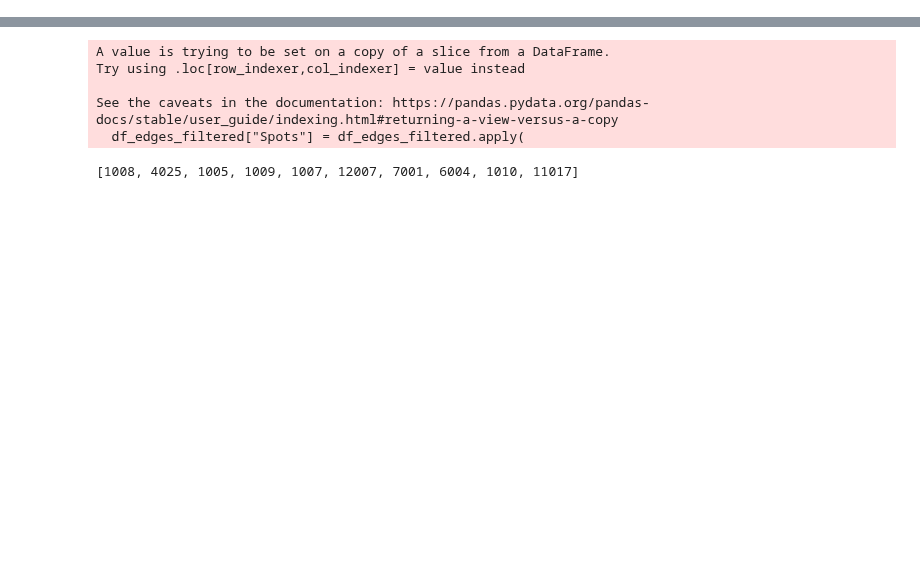
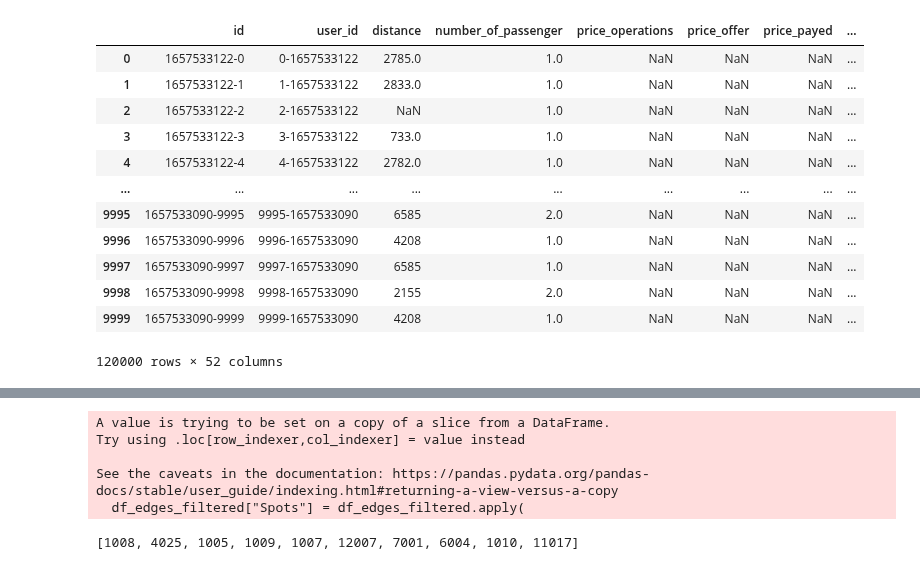
Before and after one commit to Lukas-Dierkes/vehicle-stream-team-project, a Jupyter notebook: vehicle_stream_pipeline/playground.ipynb, the cells around one changed output, grey strips where cells are left out. Drawn from its saved outputs; the diff is of its cells as text; code cells hidden in the pictures; blank space fills up the shorter version.

```diff
--- a/vehicle_stream_pipeline/playground.ipynb
+++ b/vehicle_stream_pipeline/playground.ipynb
@@ -47 +57,17 @@ end_date = dt.strptime(enddate, "%m/%d/%Y")
+# %%
+new_rides_all[new_rides_all["simulated"] == True]
+# %% [output]
+|  | id | user_id | distance | number_of_passenger | price_operations | price_offer | price_payed | ... |
+| 0 | 1657533122-0 | 0-1657533122 | 2785.0 | 1.0 | NaN | NaN | NaN | ... |
+| 1 | 1657533122-1 | 1-1657533122 | 2833.0 | 1.0 | NaN | NaN | NaN | ... |
+| 2 | 1657533122-2 | 2-1657533122 | NaN | 1.0 | NaN | NaN | NaN | ... |
+| 3 | 1657533122-3 | 3-1657533122 | 733.0 | 1.0 | NaN | NaN | NaN | ... |
+| 4 | 1657533122-4 | 4-1657533122 | 2782.0 | 1.0 | NaN | NaN | NaN | ... |
+| ... | ... | ... | ... | ... | ... | ... | ... | ... |
+| 9995 | 1657533090-9995 | 9995-1657533090 | 6585 | 2.0 | NaN | NaN | NaN | ... |
+| 9996 | 1657533090-9996 | 9996-1657533090 | 4208 | 1.0 | NaN | NaN | NaN | ... |
+| 9997 | 1657533090-9997 | 9997-1657533090 | 6585 | 1.0 | NaN | NaN | NaN | ... |
+| 9998 | 1657533090-9998 | 9998-1657533090 | 2155 | 2.0 | NaN | NaN | NaN | ... |
+| 9999 | 1657533090-9999 | 9999-1657533090 | 4208 | 1.0 | NaN | NaN | NaN | ... |
+120000 rows × 52 columns
 # %%
```
Also changed, not shown: parts of 25 cells of this notebook, 2 other files.
